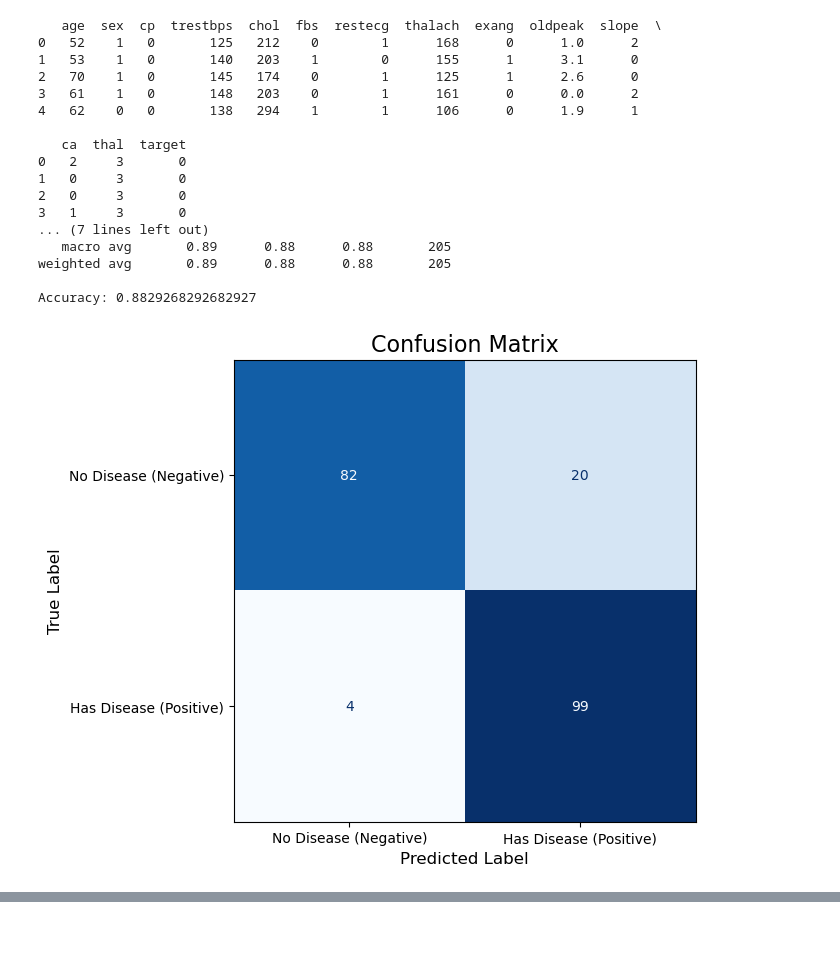
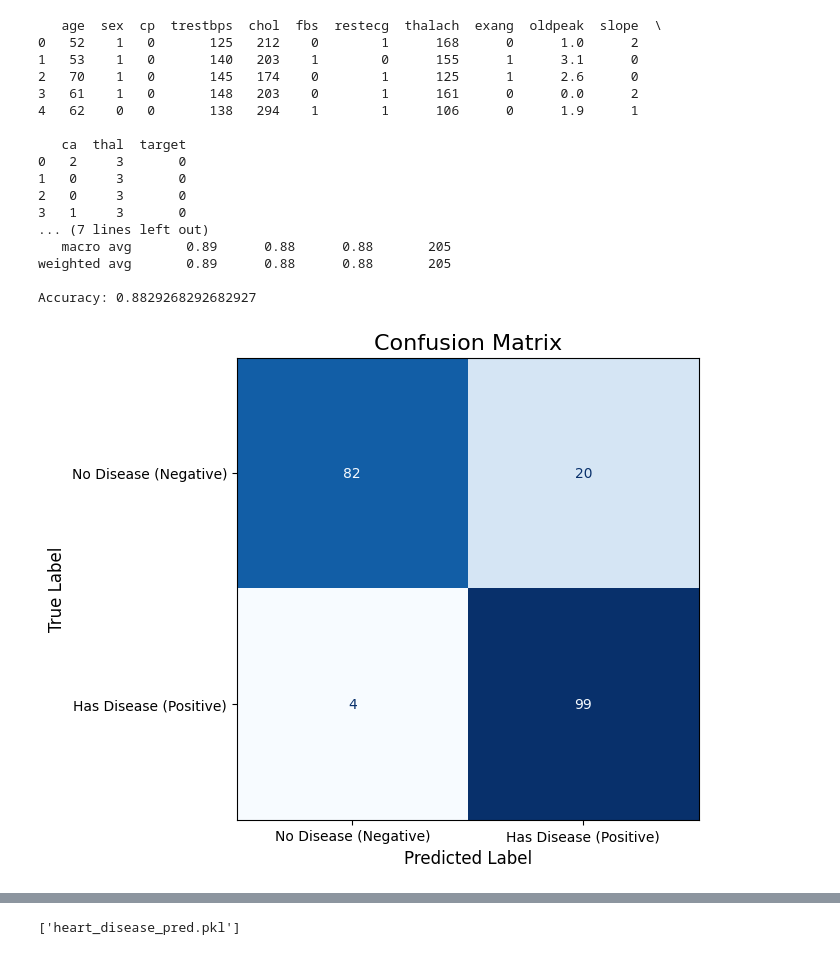
Before and after one commit to nayaalbarazi/heart-disease-prediction, a Jupyter notebook: Untitled3.ipynb, the cells around one changed output, grey strips where cells are left out. Cells and saved outputs as stored; diff of their text form; code cells hidden in the pictures.

```diff
--- a/Untitled3.ipynb
+++ b/Untitled3.ipynb
@@ -4,10 +4,10 @@ import numpy as np
 import matplotlib.pyplot as plt
 from sklearn.model_selection import train_test_split
 from sklearn.preprocessing import StandardScaler
-from sklearn.metrics import classification_report, roc_auc_score, roc_curve, ConfusionMatrixDisplay, accuracy_score
+from sklearn.metrics import classification_report, auc,roc_auc_score, roc_curve, ConfusionMatrixDisplay, accuracy_score, confusion_matrix
 from imblearn.over_sampling import SMOTE
-import xgboost as xgb
-
+from xgboost import XGBClassifier
+import joblib
 # Download dataset
 df = pd.read_csv(r'Downloads\heart.csv')
 
@@ -37,7 +37,7 @@ X_resampled = scaler.fit_transform(X_resampled)
 X_test = scaler.transform(X_test)
 
 # Build model
-model =XGBClassifier(max_depth=3, learning_rate=0.09,eval_metric='logloss', random_state=42)
+model = XGBClassifier(max_depth=3, learning_rate=0.09,eval_metric='logloss', random_state=42)
 model.fit(X_resampled, y_resampled)
 
 # Predict and set threshold
@@ -68,32 +68,36 @@ plt.show()
 # ROC curve
 fpr, tpr, thresholds = roc_curve(y_test, y_proba)
 roc_auc = auc(fpr, tpr)
 
+# Plot
 plt.figure()
 plt.plot(fpr, tpr, color='darkorange', lw=2, label=f'ROC curve (AUC = {roc_auc:.2f})')
 plt.plot([0, 1], [0, 1], color='navy', lw=2, linestyle='--')
 plt.xlabel('False Positive Rate')
 plt.ylabel('True Positive Rate')
 plt.title('Receiver Operating Characteristic')
 plt.legend(loc="lower right")
 plt.show()
+
+joblib.dump(model, 'heart_disease_pred.pkl')
 # %% [output]
    age  sex  cp  trestbps  chol  fbs  restecg  thalach  exang  oldpeak  slope  \
 0   52    1   0       125   212    0        1      168      0      1.0      2
 1   53    1   0       140   203    1        0      155      1      3.1      0
 2   70    1   0       145   174    0        1      125      1      2.6      0
 3   61    1   0       148   203    0        1      161      0      0.0      2
 4   62    0   0       138   294    1        1      106      0      1.9      1
 
    ca  thal  target
 0   2     3       0
 1   0     3       0
 2   0     3       0
 3   1     3       0
 ... (7 lines left out)
    macro avg       0.89      0.88      0.88       205
 weighted avg       0.89      0.88      0.88       205
 
 Accuracy: 0.8829268292682927
-[figure, old version]
+[figure, new version]
 [figure]
+['heart_disease_pred.pkl']
```
Also changed, not shown: 2 other files.
